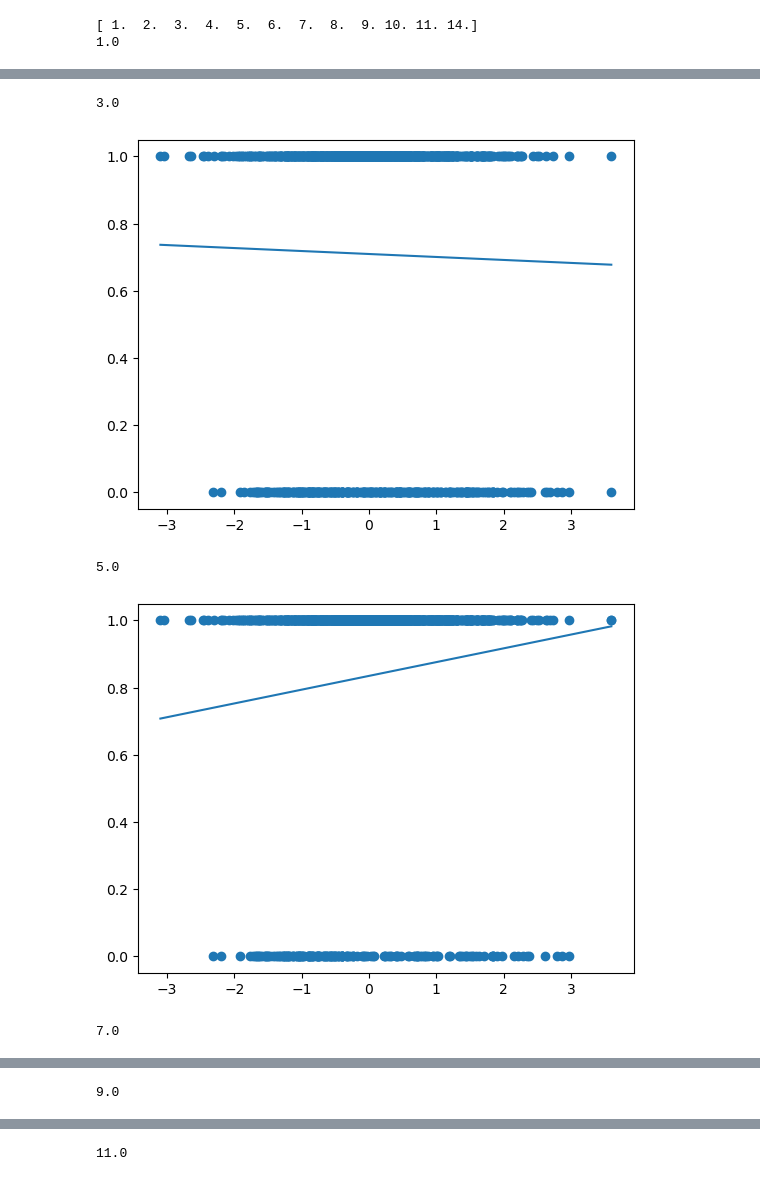
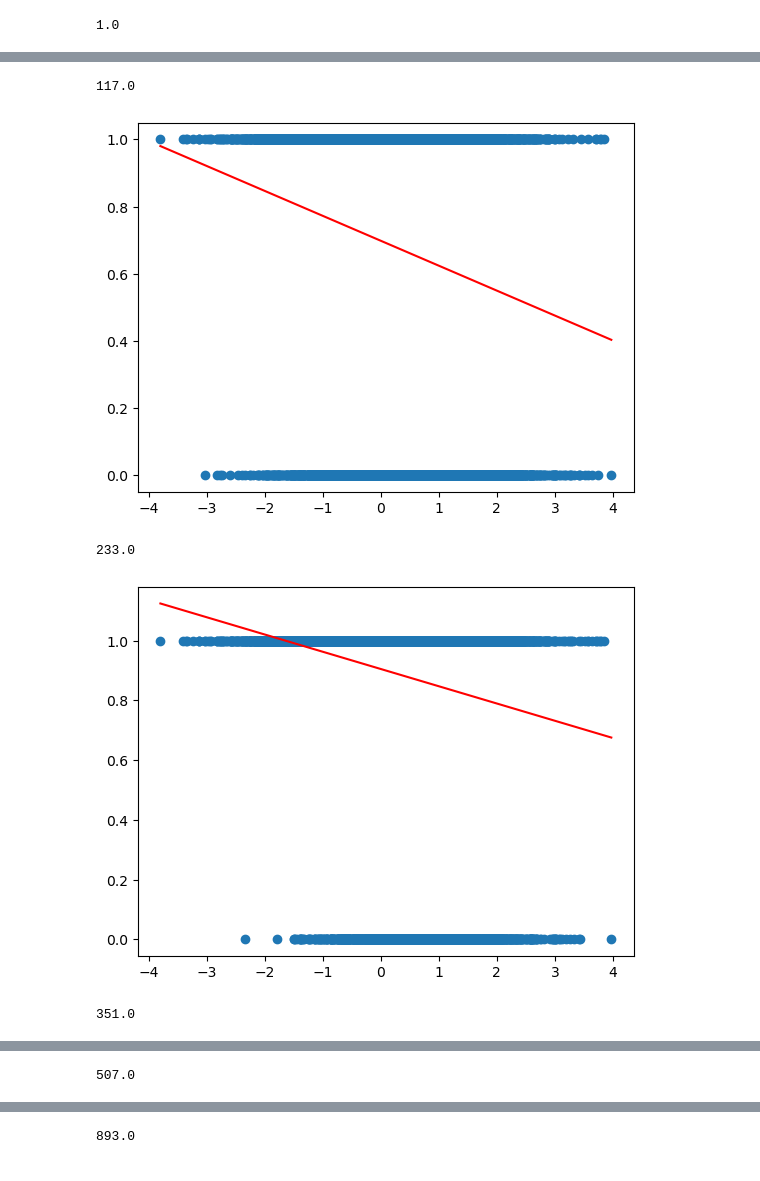
Before and after one commit to notfolder/graphgen, a Jupyter notebook: graphgen.ipynb, the cells around one changed output, grey strips where cells are left out. Saved outputs shown, nothing was run; the diff lists cells and outputs as text; code cells hidden in the pictures.

```diff
--- a/graphgen.ipynb
+++ b/graphgen.ipynb
@@ -14,5 +23,6 @@ x = np.random.normal(loc=1, scale=1, size=1000)
 # %%
-# 全体的に傾向あり+方向
-y = np.random.exponential(2,1000)
-x = np.random.normal(loc=0, scale=1, size=1000) + (y/10)
+# 全体的に傾向あり+方向 1
+y = np.random.exponential(SCALE, BASE_SAMPLES)
+x = np.random.normal(loc=0, scale=1, size=BASE_SAMPLES) + (y/(BASE_SAMPLES/20))
+xys.append([x, y])
 # %%
@@ -24,19 +35,21 @@ y = np.append(y, np.random.normal(loc=7, scale=0.3, size=100))
 # %%
-# 全体傾向あり + 異常
-y = np.random.exponential(2,1000)
-x = np.random.normal(loc=0, scale=1, size=1000)
-x = np.append(x, np.random.normal(loc=1.5, scale=0.5, size=100))
-y = np.append(y, np.random.normal(loc=7, scale=0.3, size=100))
-x = x + (y/10)
+# 全体傾向あり + 異常 3
+y = np.random.exponential(SCALE, BASE_SAMPLES)
+x = np.random.normal(loc=0, scale=1, size=BASE_SAMPLES) + (y/(BASE_SAMPLES/20))
+x = np.append(x, np.random.normal(loc=2.0, scale=0.5, size=100))
+y = np.append(y, np.random.normal(loc=ANOMALY_LOC, scale=ANOMALY_SCALE, size=100))
+xys.append([x, y])
 # %%
-# 平坦 + 平坦異常 相関低い
-y = np.random.exponential(2,1000)
-x = np.random.normal(loc=0, scale=1, size=1000)
+# 平坦 + 平坦異常 相関低い 4
+y = np.random.exponential(SCALE, BASE_SAMPLES)
+x = np.random.normal(loc=0, scale=1, size=BASE_SAMPLES)
 x = np.append(x, np.random.normal(loc=0, scale=1, size=100))
-y = np.append(y, np.random.normal(loc=7, scale=0.3, size=100))
+y = np.append(y, np.random.normal(loc=ANOMALY_LOC, scale=ANOMALY_SCALE, size=100))
+xys.append([x, y])
 # %%
-# 全体傾向あり + 逆異常 相関低い
-y = np.random.exponential(2,1000)
-x = np.random.normal(loc=0, scale=1, size=1000) + (y/10)
-x = np.append(x, np.random.normal(loc=-1, scale=0.5, size=100))
-y = np.append(y, np.random.normal(loc=7, scale=0.3, size=100))
+# 全体傾向あり + 逆異常 相関低い 5
+y = np.random.exponential(SCALE, BASE_SAMPLES)
+x = np.random.normal(loc=0, scale=1, size=BASE_SAMPLES) + (y/(BASE_SAMPLES/20))
+x = np.append(x, np.random.normal(loc=-2.0, scale=0.5, size=100))
+y = np.append(y, np.random.normal(loc=ANOMALY_LOC, scale=ANOMALY_SCALE, size=100))
+xys.append([x, y])
@@ -55,6 +99,7 @@ plt.show()
 # %%
+x, y = xys[3]
 uniq = np.unique(np.floor(y))[1:]
-print(uniq)
+#print(uniq)
 for k in itertools.islice(uniq, 0, None, int(len(uniq)/5)):
     print(k)
     y_k = np.where(y < k, 1, 0)
@@ -68,9 +113,8 @@ for k in itertools.islice(uniq, 0, None, int(len(uniq)/5)):
     x_max = np.max(x)
     y_min = x_min*a + b
     y_max = x_max*a + b
-    plt.plot([x_min, x_max], [y_min, y_max])
+    plt.plot([x_min, x_max], [y_min, y_max], c='red')
 
     plt.show()
 # %% [output]
-[ 1.  2.  3.  4.  5.  6.  7.  8.  9. 10. 11. 14.]
 1.0
@@ -78,5 +122,5 @@ for k in itertools.islice(uniq, 0, None, int(len(uniq)/5)):
-3.0
+117.0
-[figure, old version]
+[figure, new version]
-5.0
+233.0
-[figure, old version]
+[figure, new version]
-7.0
+351.0
@@ -84 +128 @@ for k in itertools.islice(uniq, 0, None, int(len(uniq)/5)):
-9.0
+507.0
@@ -86 +130 @@ for k in itertools.islice(uniq, 0, None, int(len(uniq)/5)):
-11.0
+893.0
```
Also changed, not shown: parts of 8 cells of this notebook.
